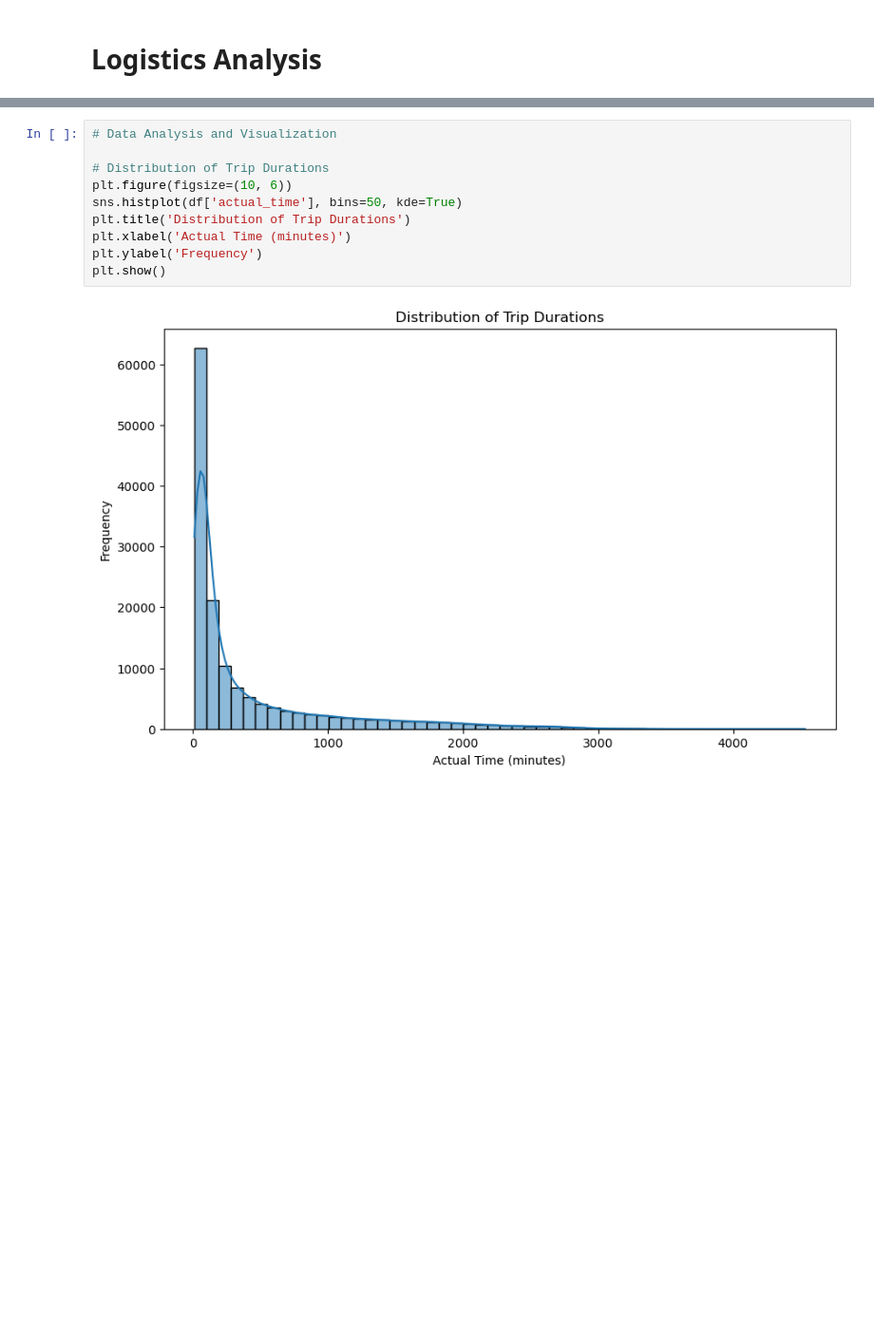
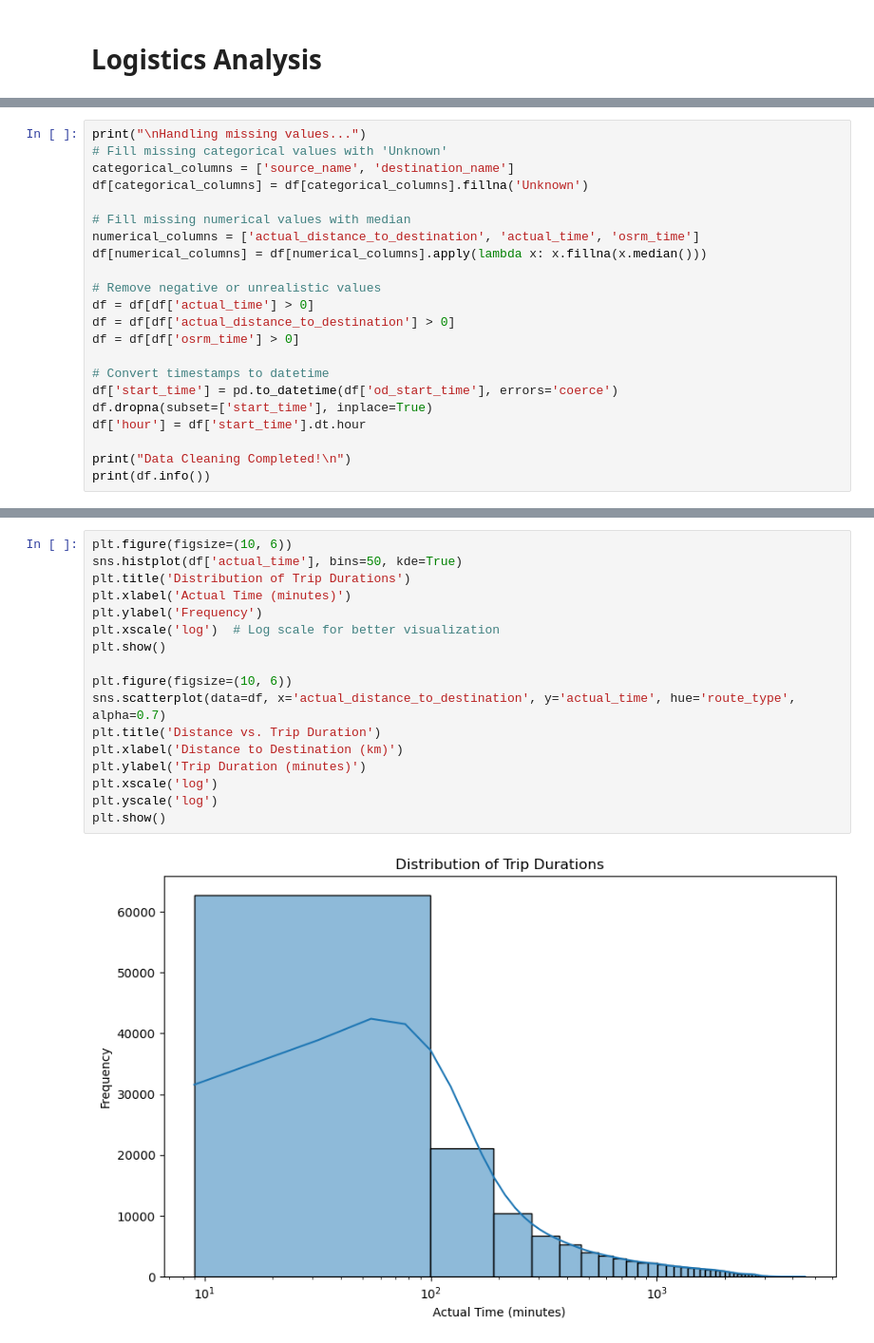
Before and after one commit to MiltonGreat/Delhivery-Logistics-Analysis, a Jupyter notebook: Logistics Analysis.ipynb, the cells around one changed output, grey strips where cells are left out. Shown at 95% size. Cells and saved outputs as stored; diff of their text form; blank space fills up the shorter version.

```diff
--- a/Logistics Analysis.ipynb
+++ b/Logistics Analysis.ipynb
@@ -122,0 +46,22 @@ For example, when doing 'df[col].method(value, inplace=True)', try using 'df.met
+# %%
+print("\nHandling missing values...")
+# Fill missing categorical values with 'Unknown'
+categorical_columns = ['source_name', 'destination_name']
+df[categorical_columns] = df[categorical_columns].fillna('Unknown')
+
+# Fill missing numerical values with median
+numerical_columns = ['actual_distance_to_destination', 'actual_time', 'osrm_time']
+df[numerical_columns] = df[numerical_columns].apply(lambda x: x.fillna(x.median()))
+
+# Remove negative or unrealistic values
+df = df[df['actual_time'] > 0]
+df = df[df['actual_distance_to_destination'] > 0]
+df = df[df['osrm_time'] > 0]
+
+# Convert timestamps to datetime
+df['start_time'] = pd.to_datetime(df['od_start_time'], errors='coerce')
+df.dropna(subset=['start_time'], inplace=True)
+df['hour'] = df['start_time'].dt.hour
+
+print("Data Cleaning Completed!\n")
+print(df.info())
@@ -123,12 +88,19 @@ For example, when doing 'df[col].method(value, inplace=True)', try using 'df.met
 # %%
-# Data Analysis and Visualization
-
-# Distribution of Trip Durations
 plt.figure(figsize=(10, 6))
 sns.histplot(df['actual_time'], bins=50, kde=True)
 plt.title('Distribution of Trip Durations')
 plt.xlabel('Actual Time (minutes)')
 plt.ylabel('Frequency')
+plt.xscale('log')  # Log scale for better visualization
 plt.show()
+
+plt.figure(figsize=(10, 6))
+sns.scatterplot(data=df, x='actual_distance_to_destination', y='actual_time', hue='route_type', alpha=0.7)
+plt.title('Distance vs. Trip Duration')
+plt.xlabel('Distance to Destination (km)')
+plt.ylabel('Trip Duration (minutes)')
+plt.xscale('log')
+plt.yscale('log')
+plt.show()
 # %% [output]
-[figure, old version]
+[figure, new version]
```
Also changed, not shown: parts of 18 cells of this notebook.
